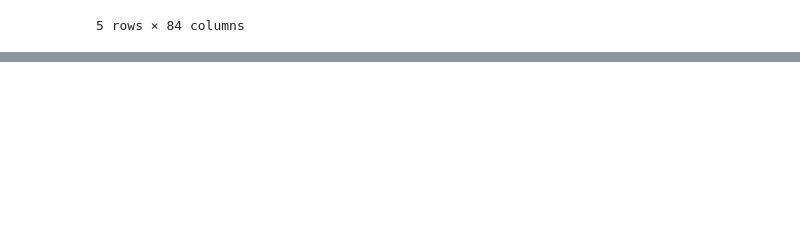
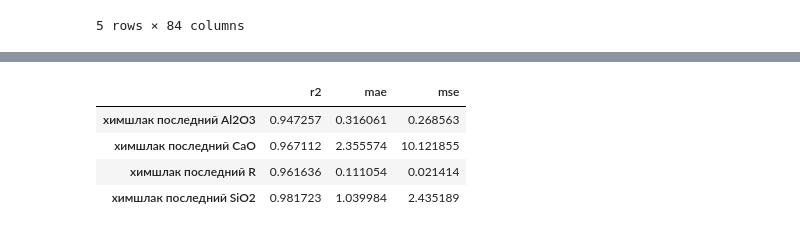
Before and after one commit to newmancu/hackathon_evraz, a Jupyter notebook: solv.ipynb, the cells around one changed output, grey strips where cells are left out. Cells and saved outputs as stored; diff of their text form; code cells hidden in the pictures; blank space fills up the shorter version.

```diff
--- a/solv.ipynb
+++ b/solv.ipynb
@@ -28,4 +205,4 @@ df.fillna(0, inplace=True)
 # %%
-itarget_features = df.columns.get_indexer(target_features)
+itarget_features = ddf.columns.get_indexer(target_features)
 itarget_features
 # %% [output]
@@ -324,19 +317,19 @@ _, X_valid, _, Y_valid = train_test_split(X_test, Y_test, test_size=.1, random_s
 # %%
-RF1_1 = Pipeline([
-    ('reg', RandomForestRegressor(
-        n_estimators=100,
-        max_features=X.shape[1]//3,
-        random_state=1
-        ))
-])
-
-def sup_test(X_train, Y_train, X_valid, Y_valid):
+def sup_test(model, X_train, Y_train, X_valid, Y_valid, index=target_features):
     rs = {'r2':[], 'mae':[], 'mse':[]}
     for i in range(0, Y_train.shape[1]):
-        RF1_1.fit(X_train, Y_train[:,i])
-        preds = RF1_1.predict(X_valid)
+        model.fit(X_train, Y_train[:,i])
+        preds = model.predict(X_valid)
         rs['r2'].append(r2_score(Y_valid[:,i], preds))
         rs['mae'].append(mean_absolute_error(Y_valid[:,i], preds))
         rs['mse'].append(mean_squared_error(Y_valid[:,i], preds))
 
-    return pd.DataFrame(rs, index=target_features)
+    return pd.DataFrame(rs, index=index)
+# %%
+RF1_1 = Pipeline([
+    ('reg', RandomForestRegressor(
+        n_estimators=100,
+        max_features=X_n.shape[1]//3,
+        random_state=4
+        ))
+])
@@ -342,0 +338,8 @@ def sup_test(X_train, Y_train, X_valid, Y_valid):
+# %%
+sup_test(RF1_1, X_train, Y_train, X_valid, Y_valid)
+# %% [output]
+|  | r2 | mae | mse |
+| химшлак последний Al2O3 | 0.947257 | 0.316061 | 0.268563 |
+| химшлак последний CaO | 0.967112 | 2.355574 | 10.121855 |
+| химшлак последний R | 0.961636 | 0.111054 | 0.021414 |
+| химшлак последний SiO2 | 0.981723 | 1.039984 | 2.435189 |
```
Also changed, not shown: parts of 61 cells of this notebook, 1 other file.
